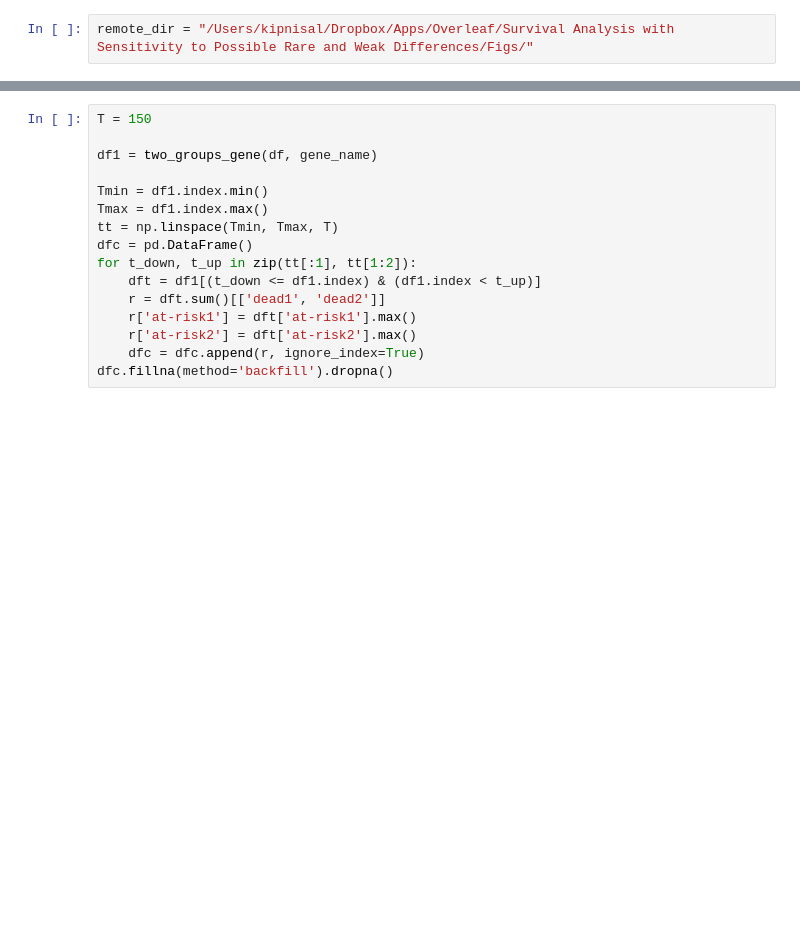
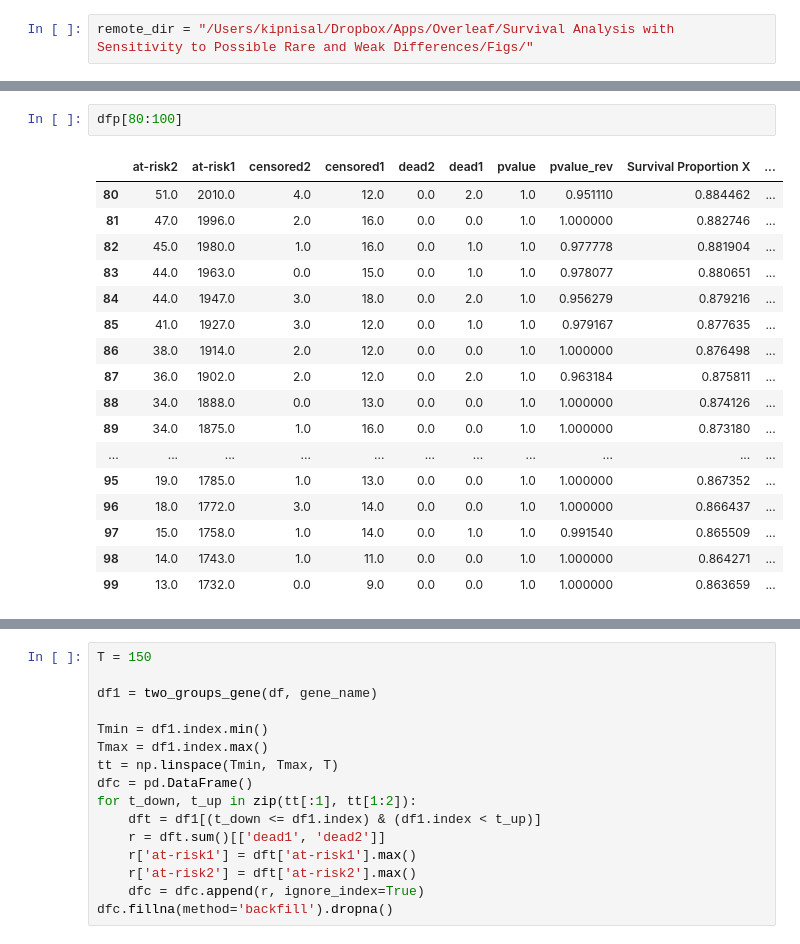
Before and after one commit to alonkipnis/HCHG, a Jupyter notebook: survival_real_data.ipynb, the cells around one changed output, grey strips where cells are left out. Cells and saved outputs as stored; diff of their text form; blank space fills up the shorter version.

```diff
--- a/survival_real_data.ipynb
+++ b/survival_real_data.ipynb
@@ -879,3 +545,23 @@ Why do we have disagreement between 'at-risk1' and 'dead1' (censorship does not
+# %%
+dfp[80:100]
+# %% [output]
+|  | at-risk2 | at-risk1 | censored2 | censored1 | dead2 | dead1 | pvalue | pvalue_rev | Survival Proportion X | ... |
+| 80 | 51.0 | 2010.0 | 4.0 | 12.0 | 0.0 | 2.0 | 1.0 | 0.951110 | 0.884462 | ... |
+| 81 | 47.0 | 1996.0 | 2.0 | 16.0 | 0.0 | 0.0 | 1.0 | 1.000000 | 0.882746 | ... |
+| 82 | 45.0 | 1980.0 | 1.0 | 16.0 | 0.0 | 1.0 | 1.0 | 0.977778 | 0.881904 | ... |
+| 83 | 44.0 | 1963.0 | 0.0 | 15.0 | 0.0 | 1.0 | 1.0 | 0.978077 | 0.880651 | ... |
+| 84 | 44.0 | 1947.0 | 3.0 | 18.0 | 0.0 | 2.0 | 1.0 | 0.956279 | 0.879216 | ... |
+| 85 | 41.0 | 1927.0 | 3.0 | 12.0 | 0.0 | 1.0 | 1.0 | 0.979167 | 0.877635 | ... |
+| 86 | 38.0 | 1914.0 | 2.0 | 12.0 | 0.0 | 0.0 | 1.0 | 1.000000 | 0.876498 | ... |
+| 87 | 36.0 | 1902.0 | 2.0 | 12.0 | 0.0 | 2.0 | 1.0 | 0.963184 | 0.875811 | ... |
+| 88 | 34.0 | 1888.0 | 0.0 | 13.0 | 0.0 | 0.0 | 1.0 | 1.000000 | 0.874126 | ... |
+| 89 | 34.0 | 1875.0 | 1.0 | 16.0 | 0.0 | 0.0 | 1.0 | 1.000000 | 0.873180 | ... |
+| ... | ... | ... | ... | ... | ... | ... | ... | ... | ... | ... |
+| 95 | 19.0 | 1785.0 | 1.0 | 13.0 | 0.0 | 0.0 | 1.0 | 1.000000 | 0.867352 | ... |
+| 96 | 18.0 | 1772.0 | 3.0 | 14.0 | 0.0 | 0.0 | 1.0 | 1.000000 | 0.866437 | ... |
+| 97 | 15.0 | 1758.0 | 1.0 | 14.0 | 0.0 | 1.0 | 1.0 | 0.991540 | 0.865509 | ... |
+| 98 | 14.0 | 1743.0 | 1.0 | 11.0 | 0.0 | 0.0 | 1.0 | 1.000000 | 0.864271 | ... |
+| 99 | 13.0 | 1732.0 | 0.0 | 9.0 | 0.0 | 0.0 | 1.0 | 1.000000 | 0.863659 | ... |
 # %%
 dfp
 # %% [output]
```
Also changed, not shown: parts of 59 cells of this notebook, 6 other files.
